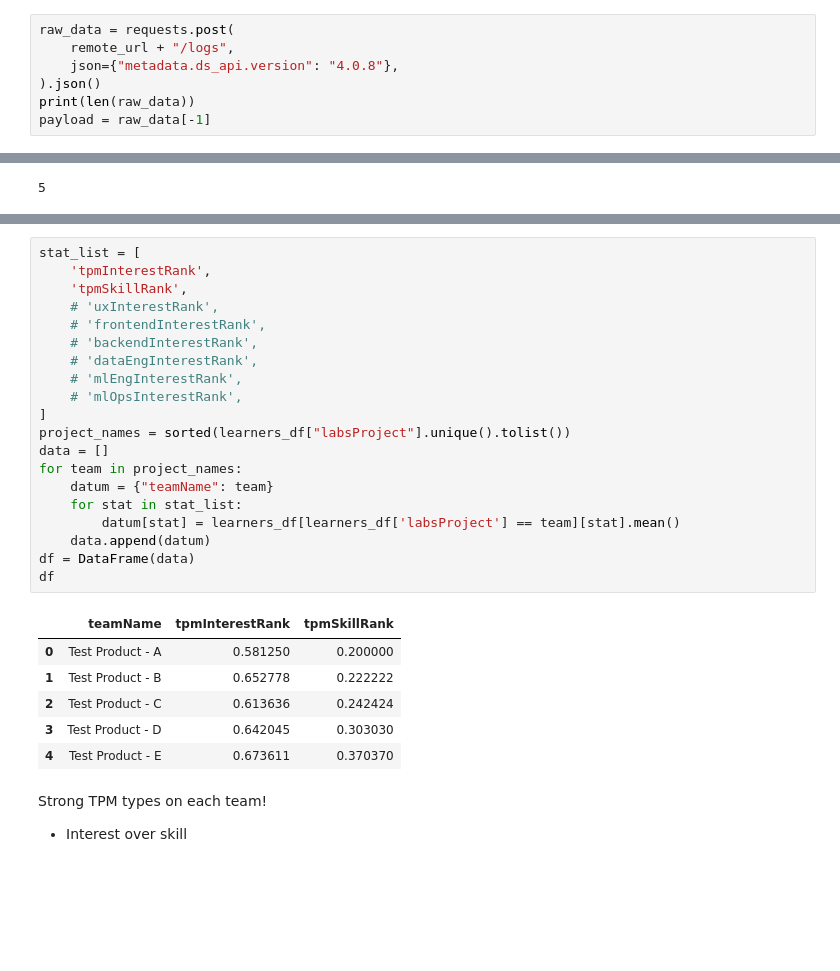
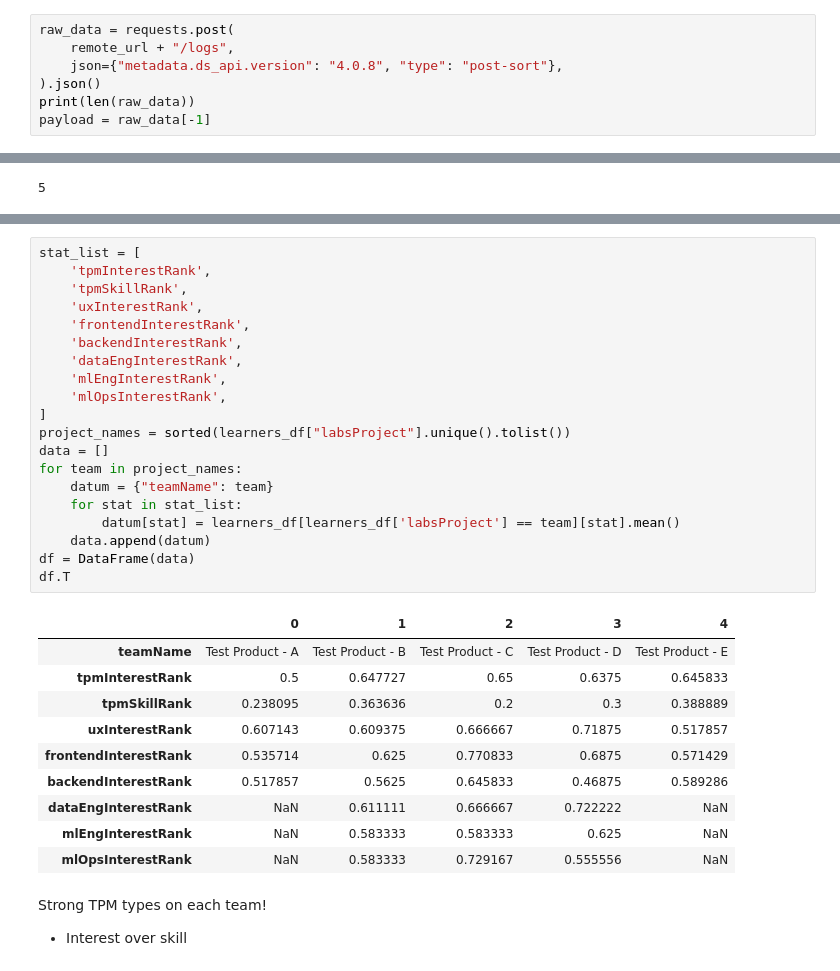
Before and after one commit to BloomTech-Labs/SortingHat4, a Jupyter notebook: notebooks/integration_tests.ipynb, the cells around one changed output, grey strips where cells are left out. Cells and saved outputs as stored; diff of their text form; blank space fills up the shorter version.

```diff
--- a/notebooks/integration_tests.ipynb
+++ b/notebooks/integration_tests.ipynb
@@ -8,7 +8,7 @@ remote_url = "http://sortinghat4-dev.us-east-1.elasticbeanstalk.com"
 # %%
 raw_data = requests.post(
     remote_url + "/logs",
-    json={"metadata.ds_api.version": "4.0.8"},
+    json={"metadata.ds_api.version": "4.0.8", "type": "post-sort"},
 ).json()
 print(len(raw_data))
 payload = raw_data[-1]
@@ -126,30 +125,34 @@ learners_df
 # %%
 stat_list = [
     'tpmInterestRank',
     'tpmSkillRank',
-    # 'uxInterestRank',
-    # 'frontendInterestRank',
-    # 'backendInterestRank',
-    # 'dataEngInterestRank',
-    # 'mlEngInterestRank',
-    # 'mlOpsInterestRank',
+    'uxInterestRank',
+    'frontendInterestRank',
+    'backendInterestRank',
+    'dataEngInterestRank',
+    'mlEngInterestRank',
+    'mlOpsInterestRank',
 ]
 project_names = sorted(learners_df["labsProject"].unique().tolist())
 data = []
 for team in project_names:
     datum = {"teamName": team}
     for stat in stat_list:
         datum[stat] = learners_df[learners_df['labsProject'] == team][stat].mean()
     data.append(datum)
 df = DataFrame(data)
-df
+df.T
 # %% [output]
-|  | teamName | tpmInterestRank | tpmSkillRank |
-| 0 | Test Product - A | 0.581250 | 0.200000 |
-| 1 | Test Product - B | 0.652778 | 0.222222 |
-| 2 | Test Product - C | 0.613636 | 0.242424 |
-| 3 | Test Product - D | 0.642045 | 0.303030 |
-| 4 | Test Product - E | 0.673611 | 0.370370 |
+|  | 0 | 1 | 2 | 3 | 4 |
+| teamName | Test Product - A | Test Product - B | Test Product - C | Test Product - D | Test Product - E |
+| tpmInterestRank | 0.5 | 0.647727 | 0.65 | 0.6375 | 0.645833 |
+| tpmSkillRank | 0.238095 | 0.363636 | 0.2 | 0.3 | 0.388889 |
+| uxInterestRank | 0.607143 | 0.609375 | 0.666667 | 0.71875 | 0.517857 |
+| frontendInterestRank | 0.535714 | 0.625 | 0.770833 | 0.6875 | 0.571429 |
+| backendInterestRank | 0.517857 | 0.5625 | 0.645833 | 0.46875 | 0.589286 |
+| dataEngInterestRank | NaN | 0.611111 | 0.666667 | 0.722222 | NaN |
+| mlEngInterestRank | NaN | 0.583333 | 0.583333 | 0.625 | NaN |
+| mlOpsInterestRank | NaN | 0.583333 | 0.729167 | 0.555556 | NaN |
 # %% [markdown]
 Strong TPM types on each team!
 - Interest over skill
```
Also changed, not shown: parts of 4 cells of this notebook.
